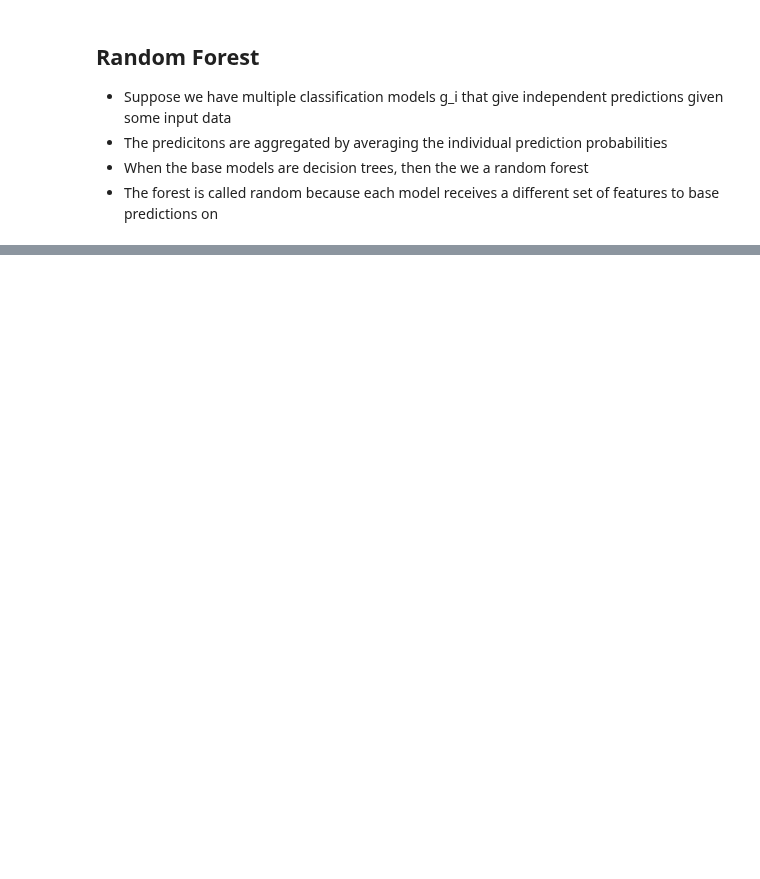
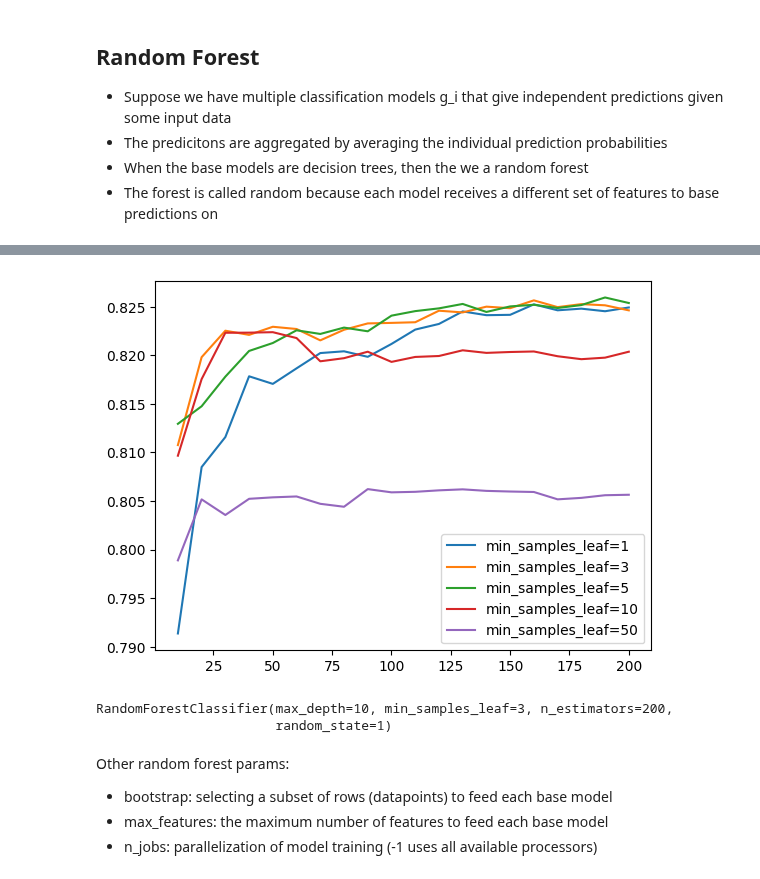
Before and after one commit to ArmandWinant/ml-zoomcamp, a Jupyter notebook: 06-trees/credit-risk-scoring.ipynb, the cells around one changed output, grey strips where cells are left out. Saved outputs shown, nothing was run; the diff lists cells and outputs as text; code cells hidden in the pictures; blank space fills up the shorter version.

```diff
--- a/06-trees/credit-risk-scoring.ipynb
+++ b/06-trees/credit-risk-scoring.ipynb
@@ -300,0 +346,23 @@ roc_auc_score(y_val, y_pred)
+# %%
+max_depth = 10
+# %%
+scores = []
+for s in [1, 3, 5, 10, 50]:
+  for n in range(10, 201, 10):
+    rf = RandomForestClassifier(n_estimators=n, max_depth=max_depth, min_samples_leaf=s,  random_state=1)
+    rf.fit(X_train, y_train)
+
+    y_pred = rf.predict_proba(X_val)[:, 1]
+
+    auc = roc_auc_score(y_val, y_pred)
+    scores.append((s, n, auc))
+# %%
+df_scores = pd.DataFrame(scores, columns=['min_samples_leaf', 'n_estimators', 'auc'])
+# %%
+for s in [1, 3, 5, 10, 50]:
+  df_subset = df_scores[df_scores.min_samples_leaf == s]
+  plt.plot(df_subset.n_estimators, df_subset.auc, label=f'min_samples_leaf={s}')
+plt.legend()
+plt.show()
+# %% [output]
+[figure, added]
@@ -300,0 +371,11 @@ roc_auc_score(y_val, y_pred)
+# %%
+rf = RandomForestClassifier(n_estimators=n, max_depth=max_depth, min_samples_leaf=min_samples_leaf,  random_state=1)
+rf.fit(X_train, y_train)
+# %% [output]
+RandomForestClassifier(max_depth=10, min_samples_leaf=3, n_estimators=200,
+                       random_state=1)
+# %% [markdown]
+Other random forest params:
+- bootstrap: selecting a subset of rows (datapoints) to feed each base model
+- max_features: the maximum number of features to feed each base model
+- n_jobs: parallelization of model training (-1 uses all available processors)
```
Also changed, not shown: parts of 24 cells of this notebook.
